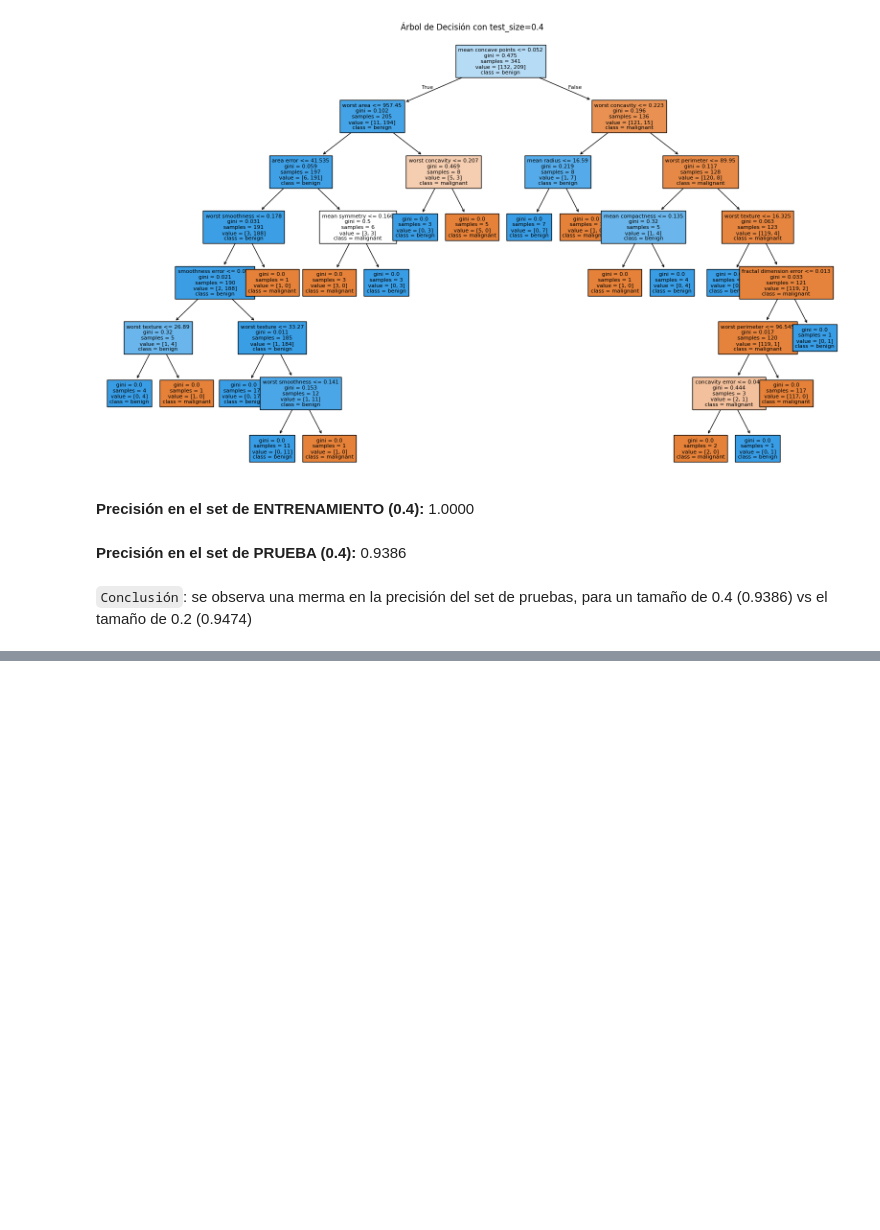
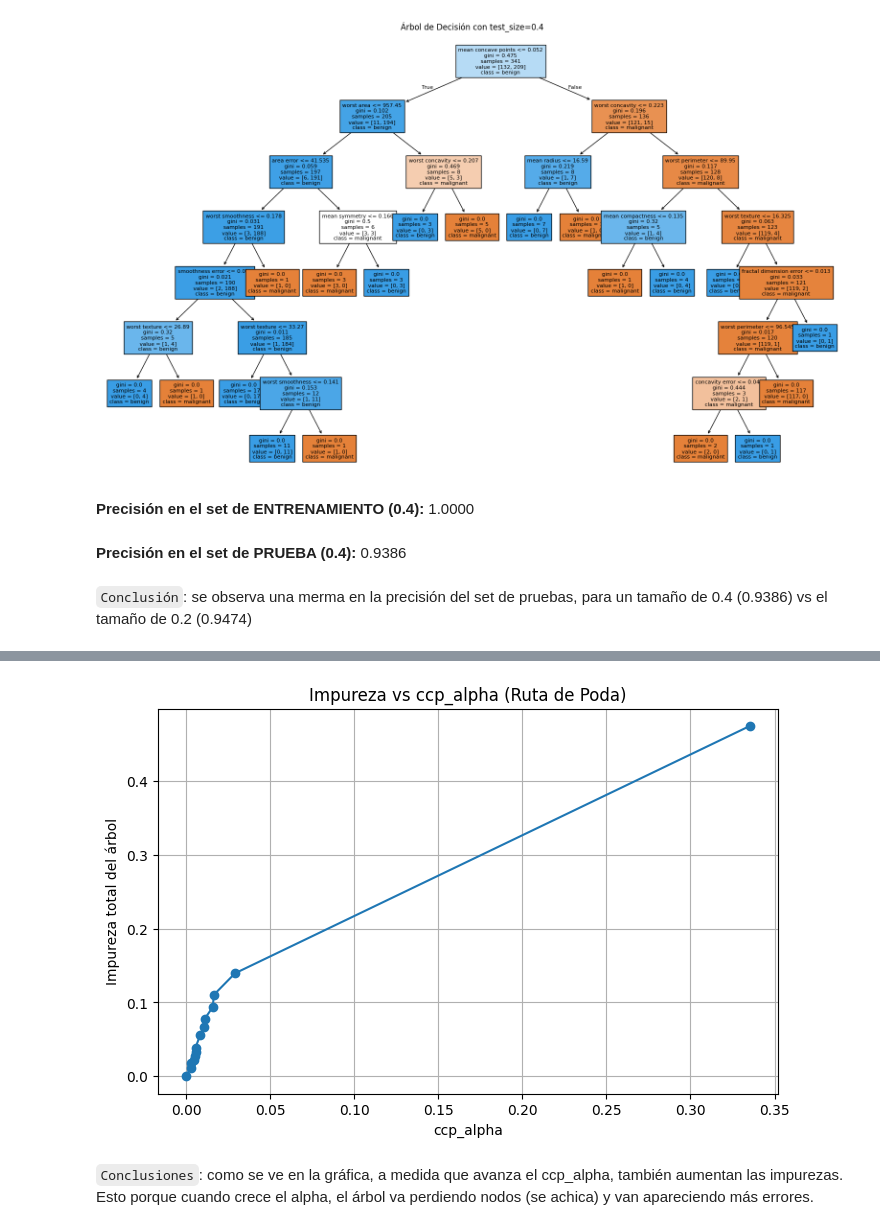
Before and after one commit to marcopadila/Aprendizaje1, a Jupyter notebook: clase05/notebook_05 - marco.ipynb, the cells around one changed output, grey strips where cells are left out. Saved outputs shown, nothing was run; the diff lists cells and outputs as text; code cells hidden in the pictures; blank space fills up the shorter version.

```diff
--- a/clase05/notebook_05 - marco.ipynb
+++ b/clase05/notebook_05 - marco.ipynb
@@ -955,0 +962,18 @@ display(Markdown(f"**Precisión en el set de PRUEBA (0.4):** {test_accuracy_0_4:
+# %%
+# Primero vamos a podar el árbol usando gini como criterio
+path_gini = tree_pruned.cost_complexity_pruning_path(X_train, y_train)
+ccp_alphas_gini = path_gini.ccp_alphas
+ccp_impurities_gini = path_gini.impurities
+
+# Dibujamos ccp_alpha vs Impureza total del árbol
+plt.figure(figsize=(8, 5))
+plt.plot(ccp_alphas_gini, ccp_impurities_gini, marker='o')
+plt.xlabel("ccp_alpha")
+plt.ylabel("Impureza total del árbol")
+plt.title("Impureza vs ccp_alpha (Ruta de Poda)")
+plt.grid(True)
+plt.show()
+# %% [output]
+[figure, added]
+# %% [markdown]
+`Conclusiones`: como se ve en la gráfica, a medida que avanza el ccp_alpha, también aumentan las impurezas. Esto porque cuando crece el alpha, el árbol va perdiendo nodos (se achica) y van apareciendo más errores.
```
Also changed, not shown: parts of 7 cells of this notebook.
